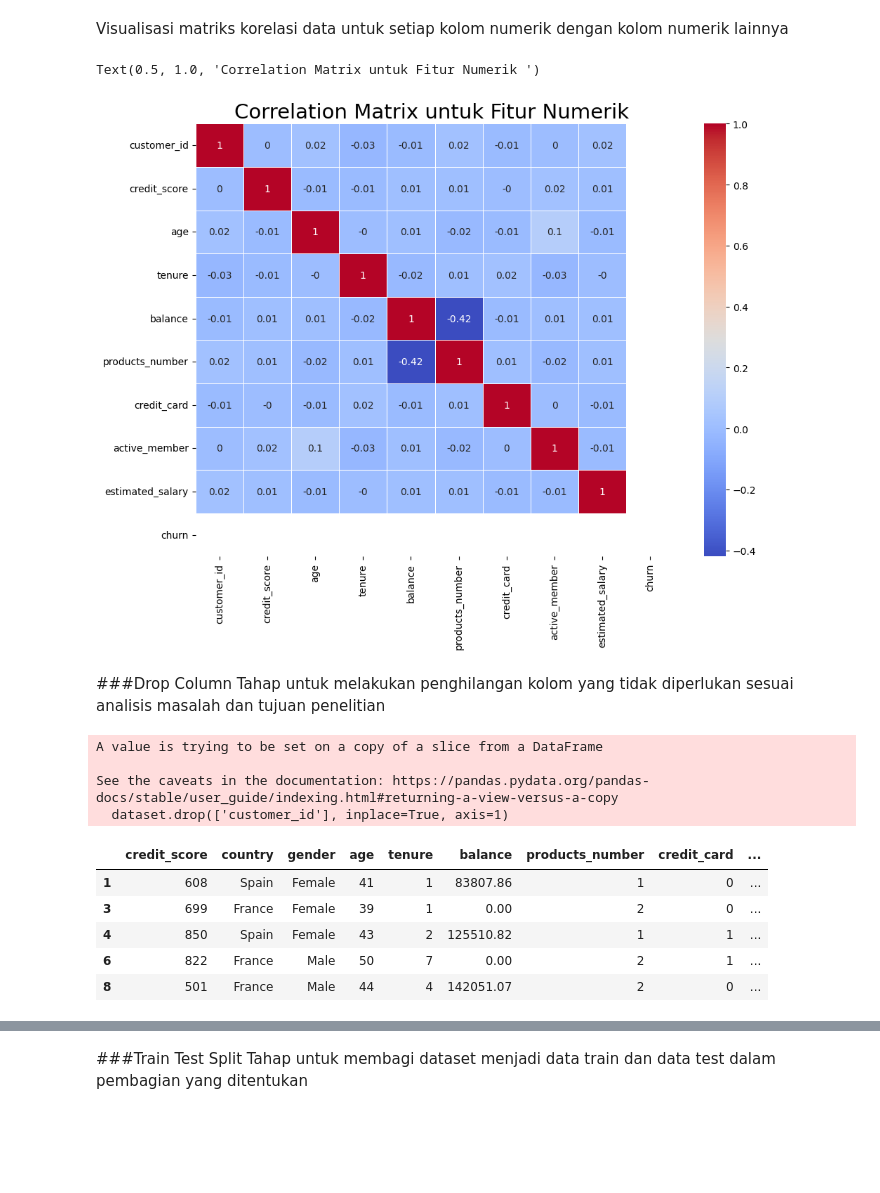
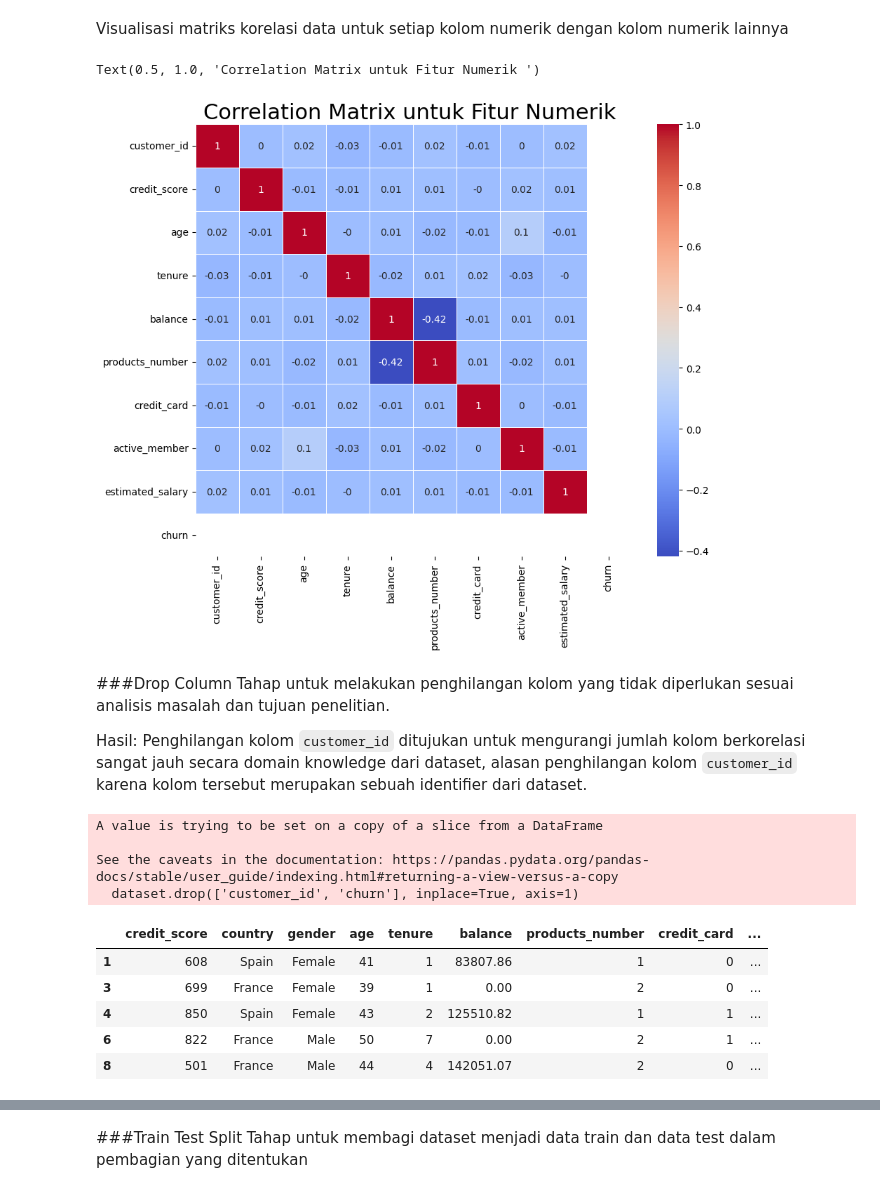
Before and after one commit to ozaenzenzen/fam_python_predictive_analytics_test, a Jupyter notebook: test_fam_predictive_analytics_dcd.ipynb, the cells around one changed output, grey strips where cells are left out. Saved outputs shown, nothing was run; the diff lists cells and outputs as text; code cells hidden in the pictures; blank space fills up the shorter version.

```diff
--- a/test_fam_predictive_analytics_dcd.ipynb
+++ b/test_fam_predictive_analytics_dcd.ipynb
@@ -337,27 +338,33 @@ sns.pairplot(dataset, diag_kind = 'kde')
 # %% [markdown]
 Visualisasi matriks korelasi data untuk setiap kolom numerik dengan kolom numerik lainnya
 # %%
-plt.figure(figsize=(11, 8))
+plt.figure(figsize=(10, 8))
 correlation_matrix = dataset.corr().round(2)
 
 # Untuk menge-print nilai di dalam kotak, gunakan parameter anot=True
 sns.heatmap(data=correlation_matrix, annot=True, cmap='coolwarm', linewidths=0.5, )
-plt.title("Correlation Matrix untuk Fitur Numerik ", size=21)
+plt.title("Correlation Matrix untuk Fitur Numerik ", size=22)
 # %% [output]
 Text(0.5, 1.0, 'Correlation Matrix untuk Fitur Numerik ')
-[figure, old version]
+[figure, new version]
 # %% [markdown]
 ###Drop Column
-Tahap untuk melakukan penghilangan kolom yang tidak diperlukan sesuai analisis masalah dan tujuan penelitian
+Tahap untuk melakukan penghilangan kolom yang tidak diperlukan sesuai analisis masalah dan tujuan penelitian.
+
+Hasil: Penghilangan kolom `customer_id` ditujukan untuk mengurangi jumlah kolom berkorelasi sangat jauh secara domain knowledge dari dataset, alasan penghilangan kolom `customer_id` karena kolom tersebut merupakan sebuah identifier dari dataset.
 # %%
 #tidak perlu customer id di sini
-dataset.drop(['customer_id'], inplace=True, axis=1)
+# dataset.drop(['customer_id'], inplace=True, axis=1)
+dataset.drop(['customer_id', 'churn'], inplace=True, axis=1)
+# dataset.drop(['customer_id','credit_card','active_member','churn'], inplace=True, axis=1)
+# dataset.drop(['customer_id','active_member','churn'], inplace=True, axis=1)
+
 dataset.head()
 # %% [output]
 A value is trying to be set on a copy of a slice from a DataFrame
 
 See the caveats in the documentation: https://pandas.pydata.org/pandas-docs/stable/user_guide/indexing.html#returning-a-view-versus-a-copy
-  dataset.drop(['customer_id'], inplace=True, axis=1)
+  dataset.drop(['customer_id', 'churn'], inplace=True, axis=1)
 |  | credit_score | country | gender | age | tenure | balance | products_number | credit_card | ... |
 | 1 | 608 | Spain | Female | 41 | 1 | 83807.86 | 1 | 0 | ... |
 | 3 | 699 | France | Female | 39 | 1 | 0.00 | 2 | 0 | ... |
```
Also changed, not shown: parts of 54 cells of this notebook.
